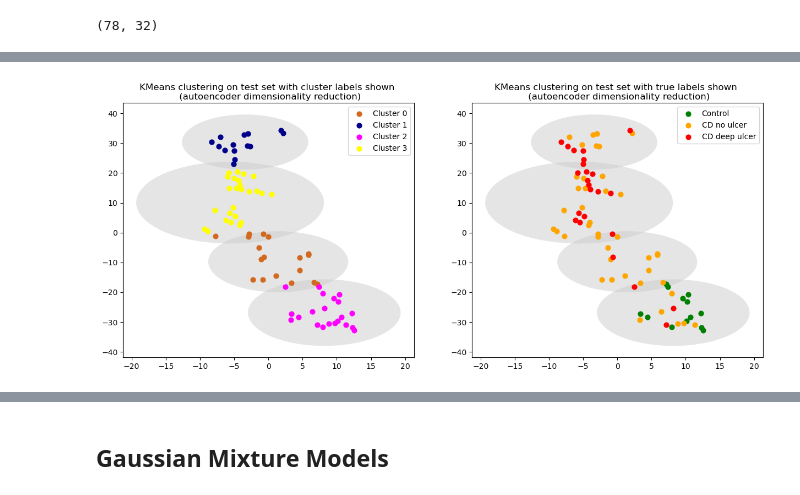
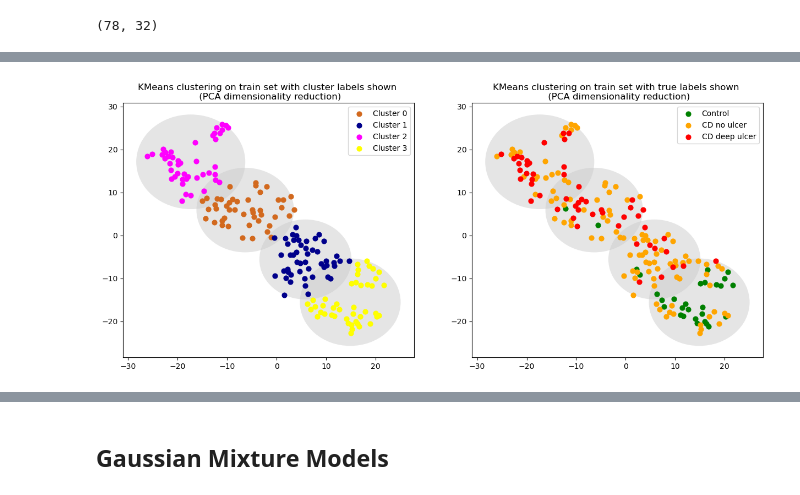
Before and after one commit to Sharday/Enhancing_patient_stratification_explainable_AI, a Jupyter notebook: 3_kmeans_gmm_eval.ipynb, the cells around one changed output, grey strips where cells are left out. Saved outputs shown, nothing was run; the diff lists cells and outputs as text; code cells hidden in the pictures.

Commit message:
majority of clustering

```diff
--- a/3_kmeans_gmm_eval.ipynb
+++ b/3_kmeans_gmm_eval.ipynb
@@ -306,12 +268,22 @@ from time import time
 pca_test_dataset.shape
 # %% [output]
 (78, 32)
+# %%
+# compress to 2D with tSNE
+tsne = manifold.TSNE(
+    n_components=2,
+    init="random",
+    random_state=0,
+    perplexity=24,
+    n_iter=750,
+    method='exact'
+)
+X = tsne.fit_transform(full_pca_dataset)
+X_test_pca = X[split_pt:]
+X_train_pca = X[:split_pt]
+# X_train = np.concatenate([X[:split_pt], X[-num_c:]])
 # %%
 num_c=4
-kmeans = KMeans(num_c, random_state=0).fit(pca_train_dataset)
-k_labels_train = kmeans.predict(pca_train_dataset)
-k_labels_test = kmeans.predict(pca_test_dataset)
+kmeans_pca = KMeans(num_c, random_state=0).fit(X_train_pca)
+k_labels_train_pca = kmeans_pca.predict(X_train_pca)
+k_labels_test_pca = kmeans_pca.predict(X_test_pca)
-# %%
-for i in range(1, num_c+1):
-    k_labels_train = np.concatenate([k_labels_train, [-i]])
-    k_labels_test = np.concatenate([k_labels_test, [-i]])
@@ -344,20 +290,11 @@ km_pca_dataset_full = pd.concat([full_pca_dataset, cent_df])
 # %%
-tsne = manifold.TSNE(
-    n_components=2,
-    init="random",
-    random_state=0,
-    perplexity=24,
-    n_iter=750,
-    method='exact'
-)
-X = tsne.fit_transform(km_pca_dataset_full)
-X_test = X[split_pt:]
-X_train = np.concatenate([X[:split_pt], X[-num_c:]])
+
 
 # representation of the KMeans model (both)
-centers = X[-num_c:]
-radii = [cdist(X_train[k_labels_train == i], [center]).max()
-         for i, center in enumerate(centers)]
+# centers = X[-num_c:]
+centers_pca = kmeans_pca.cluster_centers_
+radii_pca = [cdist(X_train_pca[k_labels_train_pca == i], [center]).max()
+         for i, center in enumerate(centers_pca)]
 # %%
 # https://jakevdp.github.io/PythonDataScienceHandbook/05.12-gaussian-mixtures.html
 
@@ -493,4 +345,4 @@ plot_kmeans(X_train, train_disease_labels_ext, k_labels_train, centers, radii, "
-# %%
-plot_kmeans(X_test, test_disease_labels_ext, k_labels_test, centers, radii, "autoencoder", test_set=True)
-# %% [output]
-[figure, removed]
+# %%
+plot_kmeans(X_train_pca, train_disease_labels, k_labels_train_pca, centers_pca, radii_pca, "PCA", test_set=False)
+# %% [output]
+[figure, added]
```
Also changed, not shown: parts of 97 cells of this notebook, 9 other files.
